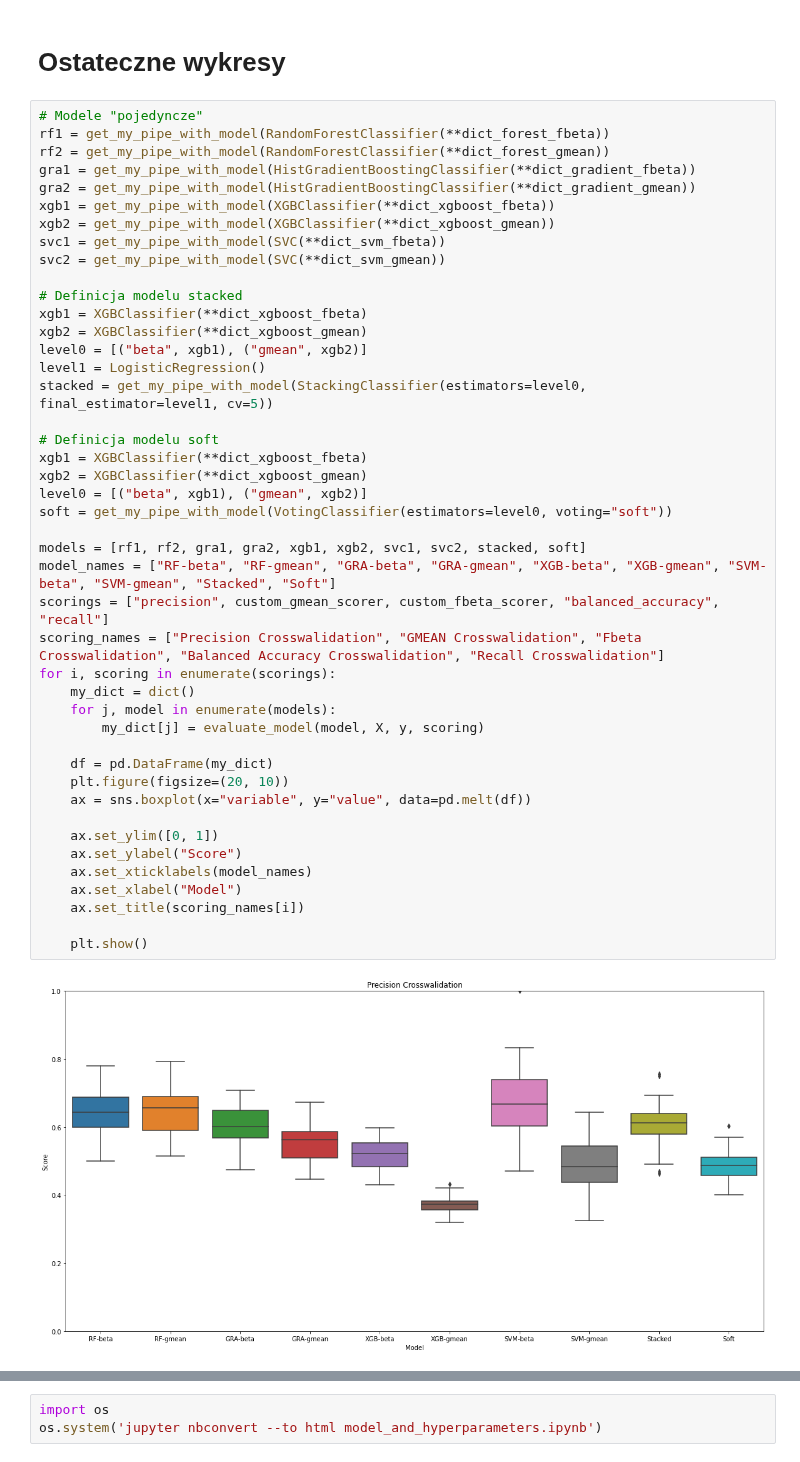
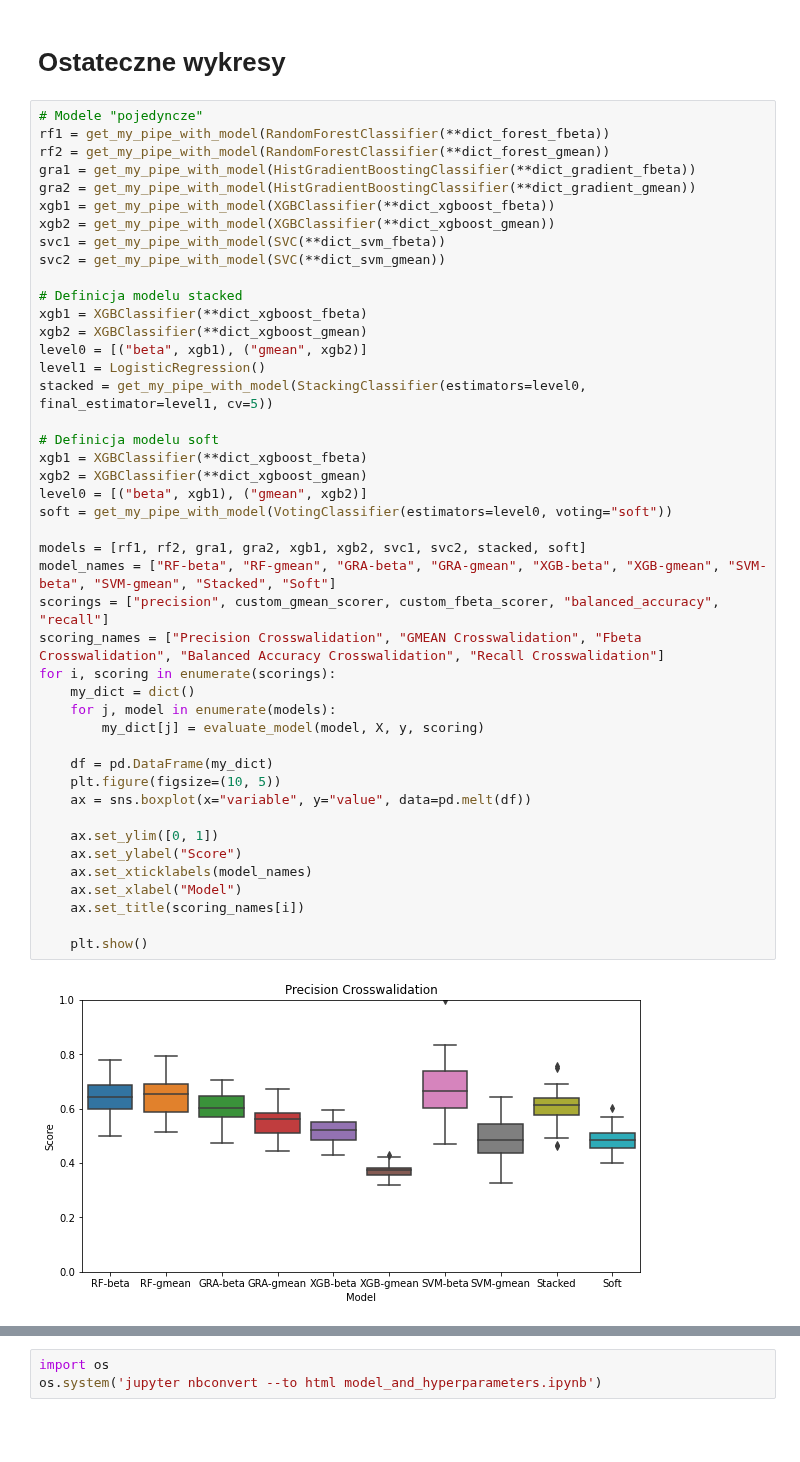
Before and after one commit to AristocratesJ/Bank-Marketing-Classification-Task, a Jupyter notebook: model_and_hyperparameters.ipynb, the cells around one changed output, grey strips where cells are left out. Cells and saved outputs as stored; diff of their text form; blank space fills up the shorter version.

```diff
--- a/model_and_hyperparameters.ipynb
+++ b/model_and_hyperparameters.ipynb
@@ -1058,32 +1067,32 @@ xgb2 = XGBClassifier(**dict_xgboost_gmean)
 level0 = [("beta", xgb1), ("gmean", xgb2)]
 level1 = LogisticRegression()
 stacked = get_my_pipe_with_model(StackingClassifier(estimators=level0, final_estimator=level1, cv=5))
 
 # Definicja modelu soft
 xgb1 = XGBClassifier(**dict_xgboost_fbeta)
 xgb2 = XGBClassifier(**dict_xgboost_gmean)
 level0 = [("beta", xgb1), ("gmean", xgb2)]
 soft = get_my_pipe_with_model(VotingClassifier(estimators=level0, voting="soft"))
 
 models = [rf1, rf2, gra1, gra2, xgb1, xgb2, svc1, svc2, stacked, soft]
 model_names = ["RF-beta", "RF-gmean", "GRA-beta", "GRA-gmean", "XGB-beta", "XGB-gmean", "SVM-beta", "SVM-gmean", "Stacked", "Soft"]
 scorings = ["precision", custom_gmean_scorer, custom_fbeta_scorer, "balanced_accuracy", "recall"]
 scoring_names = ["Precision Crosswalidation", "GMEAN Crosswalidation", "Fbeta Crosswalidation", "Balanced Accuracy Crosswalidation", "Recall Crosswalidation"]
 for i, scoring in enumerate(scorings):
     my_dict = dict()
     for j, model in enumerate(models):
         my_dict[j] = evaluate_model(model, X, y, scoring)
 
     df = pd.DataFrame(my_dict)
-    plt.figure(figsize=(20, 10))
+    plt.figure(figsize=(10, 5))
     ax = sns.boxplot(x="variable", y="value", data=pd.melt(df))
 
     ax.set_ylim([0, 1])
     ax.set_ylabel("Score")
     ax.set_xticklabels(model_names)
     ax.set_xlabel("Model")
     ax.set_title(scoring_names[i])
 
     plt.show()
 # %% [output]
-[figure, old version]
+[figure, new version]
```
Also changed, not shown: parts of 6 cells of this notebook.
